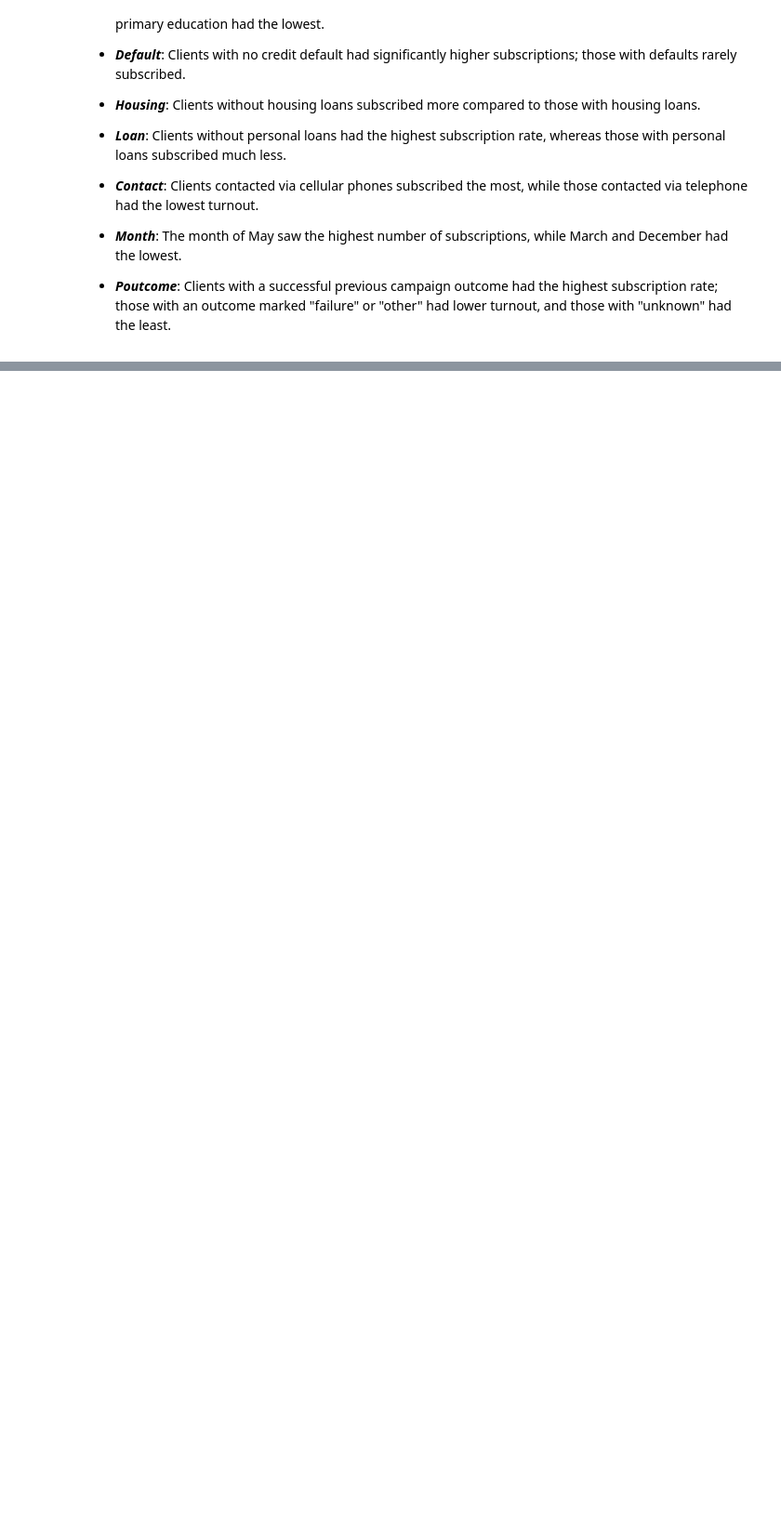
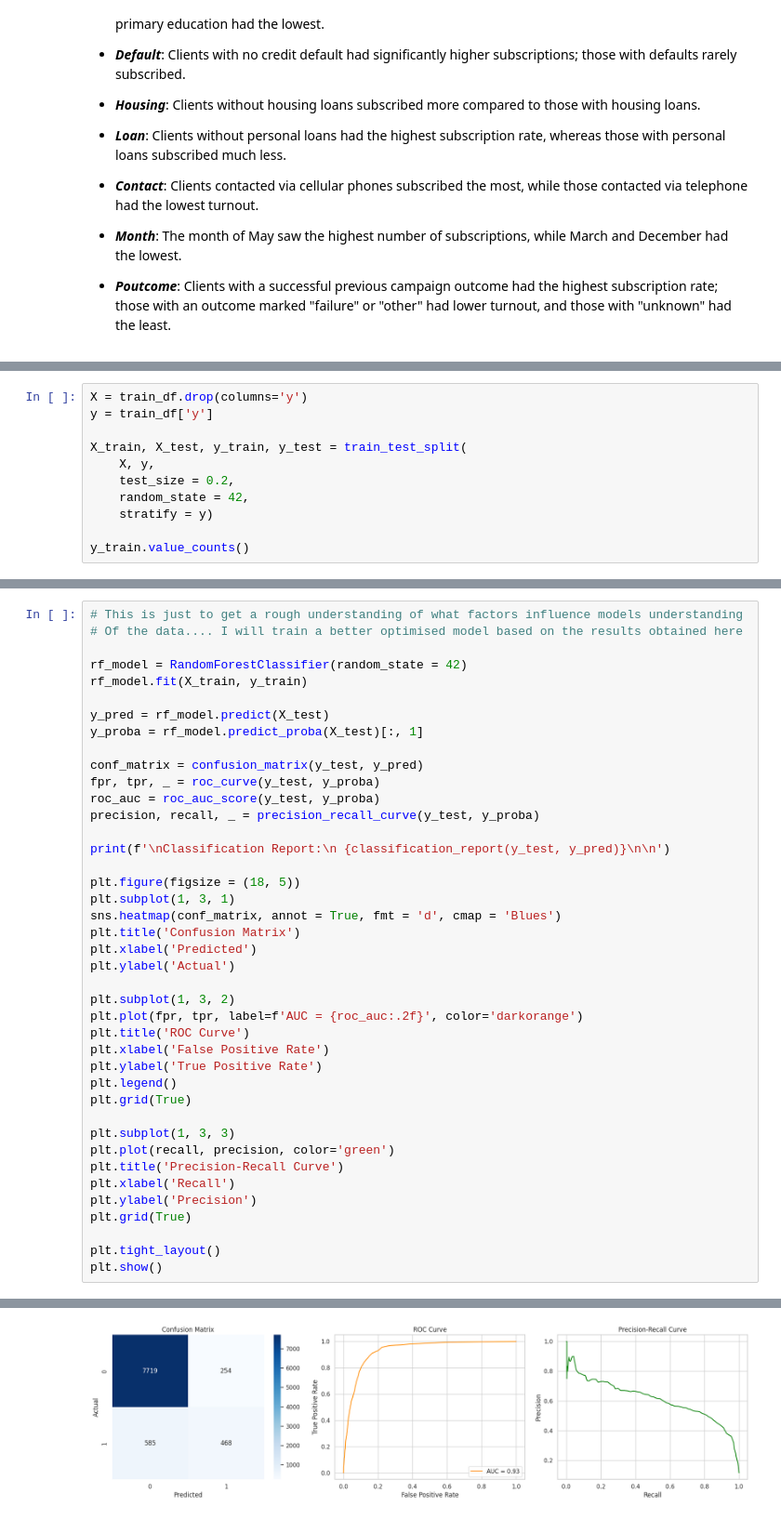
Before and after one commit to munas-git/BankCampaign-Propensity, a Jupyter notebook: term-deposits-optimal-marketing-targets.ipynb, the cells around one changed output, grey strips where cells are left out. Shown: that part at 93% size. Saved outputs shown, nothing was run; the diff lists cells and outputs as text; blank space fills up the shorter version.

```diff
--- a/term-deposits-optimal-marketing-targets.ipynb
+++ b/term-deposits-optimal-marketing-targets.ipynb
@@ -256,0 +325,11 @@ For the numerical columns above:
+# %%
+X = train_df.drop(columns='y')
+y = train_df['y']
+
+X_train, X_test, y_train, y_test = train_test_split(
+    X, y,
+    test_size = 0.2,
+    random_state = 42,
+    stratify = y)
+
+y_train.value_counts()
@@ -256,0 +343,42 @@ For the numerical columns above:
+# %%
+# This is just to get a rough understanding of what factors influence models understanding
+# Of the data.... I will train a better optimised model based on the results obtained here
+
+rf_model = RandomForestClassifier(random_state = 42)
+rf_model.fit(X_train, y_train)
+
+y_pred = rf_model.predict(X_test)
+y_proba = rf_model.predict_proba(X_test)[:, 1]
+
+conf_matrix = confusion_matrix(y_test, y_pred)
+fpr, tpr, _ = roc_curve(y_test, y_proba)
+roc_auc = roc_auc_score(y_test, y_proba)
+precision, recall, _ = precision_recall_curve(y_test, y_proba)
+
+print(f'\nClassification Report:\n {classification_report(y_test, y_pred)}\n\n')
+
+plt.figure(figsize = (18, 5))
+plt.subplot(1, 3, 1)
+sns.heatmap(conf_matrix, annot = True, fmt = 'd', cmap = 'Blues')
+plt.title('Confusion Matrix')
+plt.xlabel('Predicted')
+plt.ylabel('Actual')
+
+plt.subplot(1, 3, 2)
+plt.plot(fpr, tpr, label=f'AUC = {roc_auc:.2f}', color='darkorange')
+plt.title('ROC Curve')
+plt.xlabel('False Positive Rate')
+plt.ylabel('True Positive Rate')
+plt.legend()
+plt.grid(True)
+
+plt.subplot(1, 3, 3)
+plt.plot(recall, precision, color='green')
+plt.title('Precision-Recall Curve')
+plt.xlabel('Recall')
+plt.ylabel('Precision')
+plt.grid(True)
+
+plt.tight_layout()
+plt.show()
+# %% [output]
@@ -256,0 +394 @@ For the numerical columns above:
+[figure, added]
```
Also changed, not shown: parts of 24 cells of this notebook.
